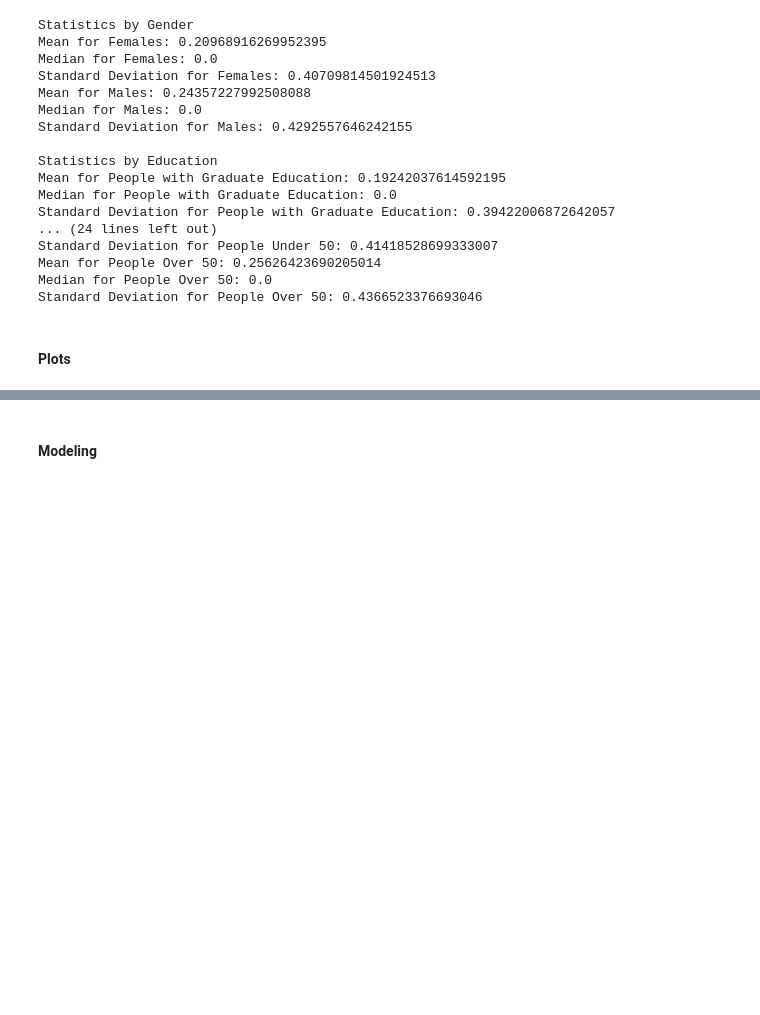
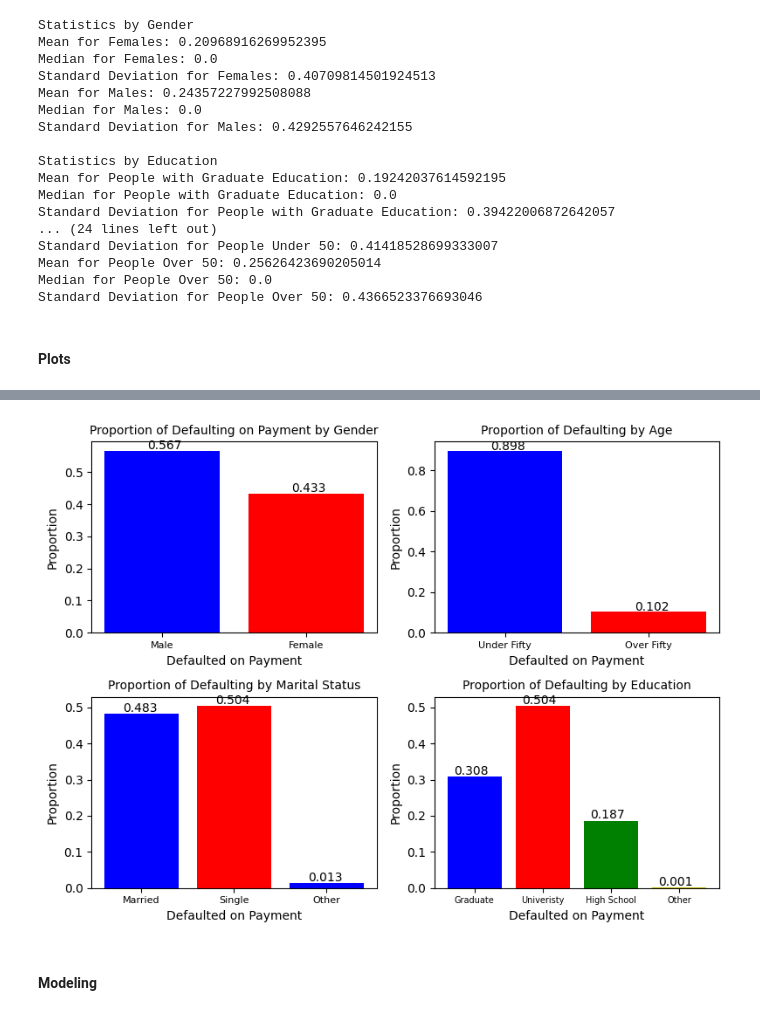
Before and after one commit to dylancvb/credit_risk_prediction, a Jupyter notebook: phase3.ipynb, the cells around one changed output, grey strips where cells are left out. Cells and saved outputs as stored; diff of their text form; code cells hidden in the pictures; blank space fills up the shorter version.

Commit message:
udate bar plot

```diff
--- a/phase3.ipynb
+++ b/phase3.ipynb
@@ -282,3 +192,68 @@ NameError: name 'married_df' is not defined
+# %%
+# Finds the proportion of those with 0 label, those with 1 label by one hot encoded features
+def prop(df, id):
+  return sum(df[outcome_variable][id])/len(defaulted_individuals)
+# %%
+fig, ((ax0, ax1), (ax2, ax3)) = plt.subplots(nrows=2, ncols=2, figsize=(8, 6) )
+
+
+female_prop = prop(clean_df, female_idx)
+male_prop = prop(clean_df, male_idx)
+bars = ax0.bar( ["Male", "Female"], [female_prop, male_prop],  color=['b','r'],)
+ax0.set_xlabel('Defaulted on Payment')
+ax0.set_xticks([0,1], ('Male', 'Female'), fontsize=8)
+ax0.set_ylabel('Proportion')
+ax0.set_title('Proportion of Defaulting on Payment by Gender')
+ax0.title.set_size(10)
+for bar in bars:
+    yval = bar.get_height()
+    ax0.text(bar.get_x()+0.3, yval + .005, round(yval,3))
+
+under_fifty_prop = prop(clean_df, under_fifty_idx)
+over_fifty_prop = prop(clean_df, over_fifty_idx)
+bars = ax1.bar( ["Under Fifty", "Over Fifty"], [under_fifty_prop, over_fifty_prop],  color=['b','r'])
+ax1.set_xlabel('Defaulted on Payment')
+ax1.set_xticks([0, 1], ("Under Fifty", "Over Fifty"), fontsize=8)
+ax1.set_ylabel('Proportion')
+ax1.set_title('Proportion of Defaulting by Age')
+ax1.title.set_size(10)
+for bar in bars:
+    yval = bar.get_height()
+    ax1.text(bar.get_x()+0.3, yval + .005, round(yval,3))
+
+married_prop = prop(clean_df, married_idx)
+single_prop = prop(clean_df, single_idx)
+others_prop = prop(clean_df, marriage_other_idx)
+
+bars = ax2.bar( ["Married", "Single", "Other"], [married_prop, single_prop, others_prop],  color=['b','r','b'])
+ax2.set_xlabel('Defaulted on Payment')
+ax2.set_xticks([0, 1,2], ('Married', 'Single','Other'), fontsize=8)
+ax2.set_ylabel('Proportion')
+ax2.set_title('Proportion of Defaulting by Marital Status')
+ax2.title.set_size(10)
+for bar in bars:
+    yval = bar.get_height()
+    ax2.text(bar.get_x()+.2, yval + .005, round(yval,3))
+graduate_prop= prop(clean_df, graduate_idx)
+university_prop = prop(clean_df, university_idx)
+highschool_prop = prop(clean_df, highschool_idx)
+others_prop= prop(clean_df, other_education_idx)
+
+
+bars = ax3.bar( ["Graduate", "University","High School", "Other"], [graduate_prop, university_prop, highschool_prop, others_prop],  color=['b','r','g','y'])
+ax3.set_xlabel('Defaulted on Payment')
+ax3.set_xticks([0, 1,2,3], ("Graduate", "Univeristy","High School", "Other"), fontsize=7)
+ax3.set_ylabel('Proportion')
+ax3.set_title('Proportion of Defaulting by Education')
+ax3.title.set_size(10)
+for bar in bars:
+    yval = bar.get_height()
+    ax3.text(bar.get_x()+0.1, yval + .005, round(yval,3))
+
+fig.tight_layout()
+plt.show()
+# %% [output]
+[figure, added]
 # %% [markdown]
 #### **Modeling**
 # %% [markdown]
```
Also changed, not shown: parts of 1 cell of this notebook.
